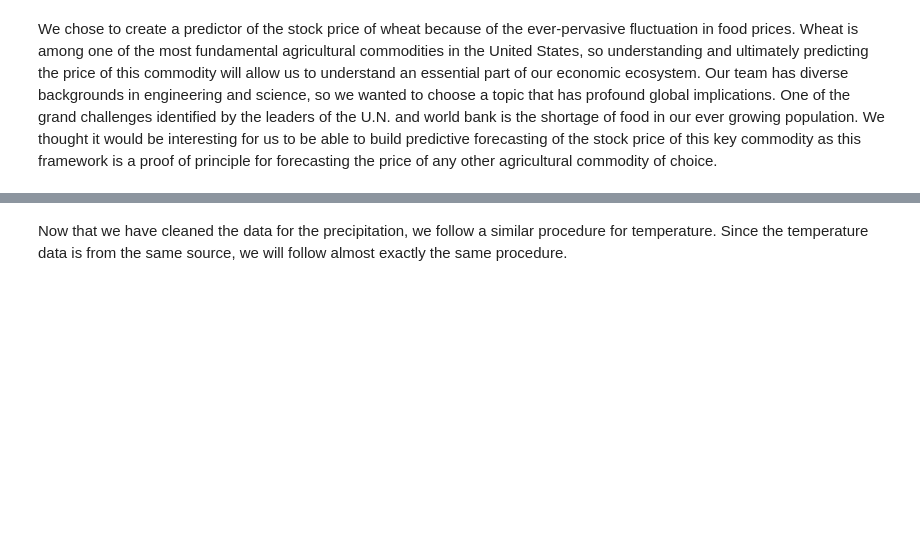
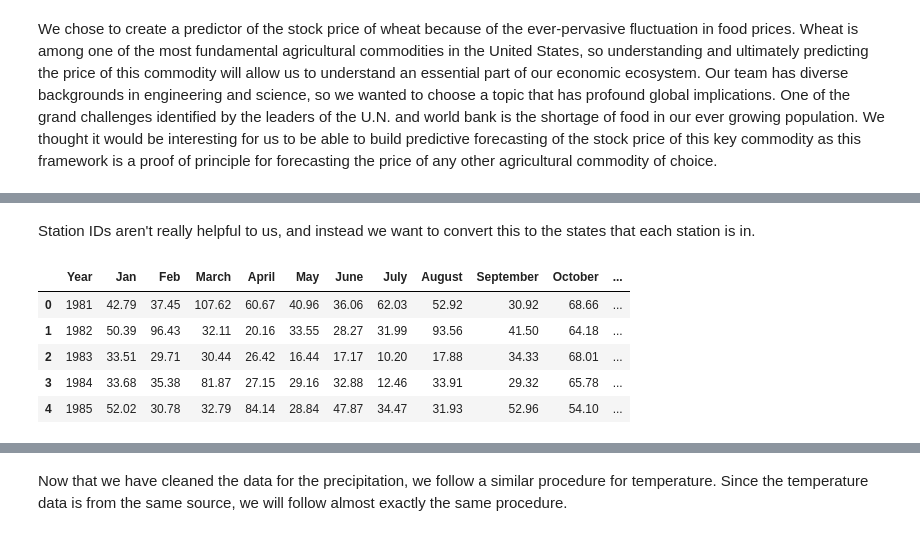
Before and after one commit to dwang953/109-Project, a Jupyter notebook: What's_the_Price_of_Wheat.ipynb, the cells around one changed output, grey strips where cells are left out. Cells and saved outputs as stored; diff of their text form; code cells hidden in the pictures; blank space fills up the shorter version.

```diff
--- a/What's_the_Price_of_Wheat.ipynb
+++ b/What's_the_Price_of_Wheat.ipynb
@@ -24,0 +69,2 @@ sns.set_context("poster")
+# %% [markdown]
+Station IDs aren't really helpful to us, and instead we want to convert this to the states that each station is in.
@@ -24,0 +79,14 @@ sns.set_context("poster")
+# %%
+state = []
+for id in precdf['Station ID']:
+    state.append(statid[id])
+precdf['state'] = state
+precdf=precdf.drop('Station ID', axis=1)
+precdf.head()
+# %% [output]
+|  | Year | Jan | Feb | March | April | May | June | July | August | September | October | ... |
+| 0 | 1981 | 42.79 | 37.45 | 107.62 | 60.67 | 40.96 | 36.06 | 62.03 | 52.92 | 30.92 | 68.66 | ... |
+| 1 | 1982 | 50.39 | 96.43 | 32.11 | 20.16 | 33.55 | 28.27 | 31.99 | 93.56 | 41.50 | 64.18 | ... |
+| 2 | 1983 | 33.51 | 29.71 | 30.44 | 26.42 | 16.44 | 17.17 | 10.20 | 17.88 | 34.33 | 68.01 | ... |
+| 3 | 1984 | 33.68 | 35.38 | 81.87 | 27.15 | 29.16 | 32.88 | 12.46 | 33.91 | 29.32 | 65.78 | ... |
+| 4 | 1985 | 52.02 | 30.78 | 32.79 | 84.14 | 28.84 | 47.87 | 34.47 | 31.93 | 52.96 | 54.10 | ... |
```
Also changed, not shown: parts of 28 cells of this notebook, 1 other file.
